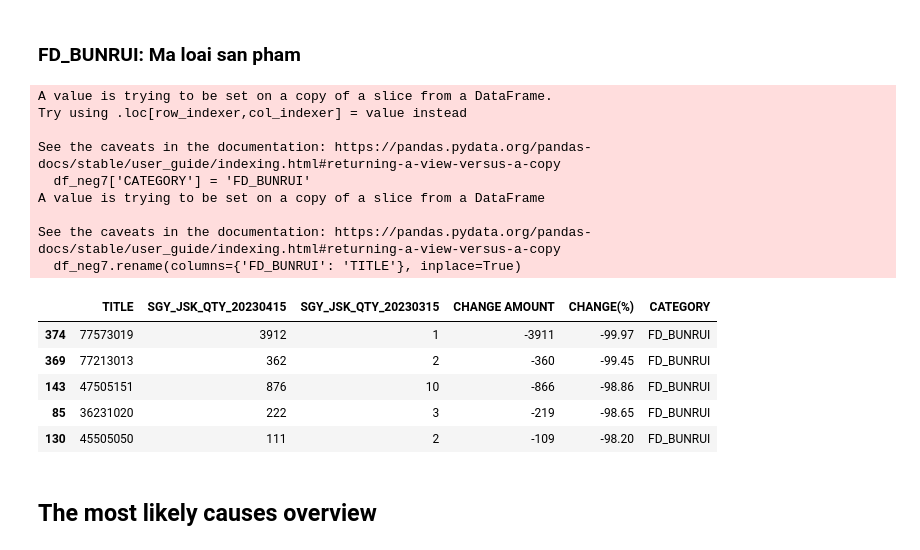
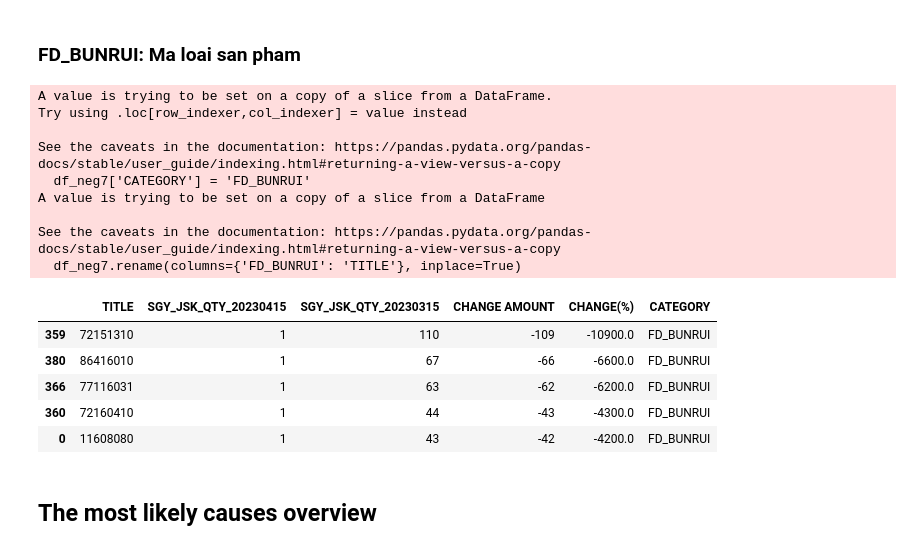
Before and after one commit to NGOHang98/Usee, a Jupyter notebook: Usee.ipynb, the cells around one changed output. Drawn from its saved outputs; the diff is of its cells as text; code cells hidden in the pictures.

```diff
--- a/Usee.ipynb
+++ b/Usee.ipynb
@@ -597,34 +617,34 @@ See the caveats in the documentation: https://pandas.pydata.org/pandas-docs/stab
 # %%
 FEAT = ['FD_BUNRUI']
 total2 = df_2.groupby(FEAT, as_index=False)['SGY_JSK_QTY'].sum()
 total1 = df_1.groupby(FEAT, as_index=False)['SGY_JSK_QTY'].sum()
 df = pd.merge(total1, total2, on=FEAT)
 df.columns = FEAT + ['{}_{}'.format('SGY_JSK_QTY', '20230415')] + ['{}_{}'.format('SGY_JSK_QTY', '20230315')]
-df['CHANGE AMOUNT'] = df['SGY_JSK_QTY_20230315'] - df['SGY_JSK_QTY_20230415']
-df['CHANGE(%)'] = (df['CHANGE AMOUNT'] / df['SGY_JSK_QTY_20230415']) * 100
+df['CHANGE AMOUNT'] = df['SGY_JSK_QTY_20230415'] - df['SGY_JSK_QTY_20230315']
+df['CHANGE(%)'] = (df['CHANGE AMOUNT'] / df['SGY_JSK_QTY_20230415']) *100
 df['CHANGE(%)'] = df['CHANGE(%)'].round(2)
 df = df.sort_values('CHANGE(%)')
 df7 = df.reset_index()
 df_neg7 = df.query('`CHANGE(%)` < 0')
 df_neg7['CATEGORY'] = 'FD_BUNRUI'
 df_neg7.rename(columns={'FD_BUNRUI': 'TITLE'}, inplace=True)
 df_neg7.head(5)
 # %% [output]
 A value is trying to be set on a copy of a slice from a DataFrame.
 Try using .loc[row_indexer,col_indexer] = value instead
 
 See the caveats in the documentation: https://pandas.pydata.org/pandas-docs/stable/user_guide/indexing.html#returning-a-view-versus-a-copy
   df_neg7['CATEGORY'] = 'FD_BUNRUI'
 A value is trying to be set on a copy of a slice from a DataFrame
 
 See the caveats in the documentation: https://pandas.pydata.org/pandas-docs/stable/user_guide/indexing.html#returning-a-view-versus-a-copy
   df_neg7.rename(columns={'FD_BUNRUI': 'TITLE'}, inplace=True)
 |  | TITLE | SGY_JSK_QTY_20230415 | SGY_JSK_QTY_20230315 | CHANGE AMOUNT | CHANGE(%) | CATEGORY |
-| 374 | 77573019 | 3912 | 1 | -3911 | -99.97 | FD_BUNRUI |
-| 369 | 77213013 | 362 | 2 | -360 | -99.45 | FD_BUNRUI |
-| 143 | 47505151 | 876 | 10 | -866 | -98.86 | FD_BUNRUI |
-| 85 | 36231020 | 222 | 3 | -219 | -98.65 | FD_BUNRUI |
-| 130 | 45505050 | 111 | 2 | -109 | -98.20 | FD_BUNRUI |
+| 359 | 72151310 | 1 | 110 | -109 | -10900.0 | FD_BUNRUI |
+| 380 | 86416010 | 1 | 67 | -66 | -6600.0 | FD_BUNRUI |
+| 366 | 77116031 | 1 | 63 | -62 | -6200.0 | FD_BUNRUI |
+| 360 | 72160410 | 1 | 44 | -43 | -4300.0 | FD_BUNRUI |
+| 0 | 11608080 | 1 | 43 | -42 | -4200.0 | FD_BUNRUI |
 # %% [markdown]
 ## The most likely causes overview
 # %%
```
Also changed, not shown: parts of 34 cells of this notebook, 5 other files.
